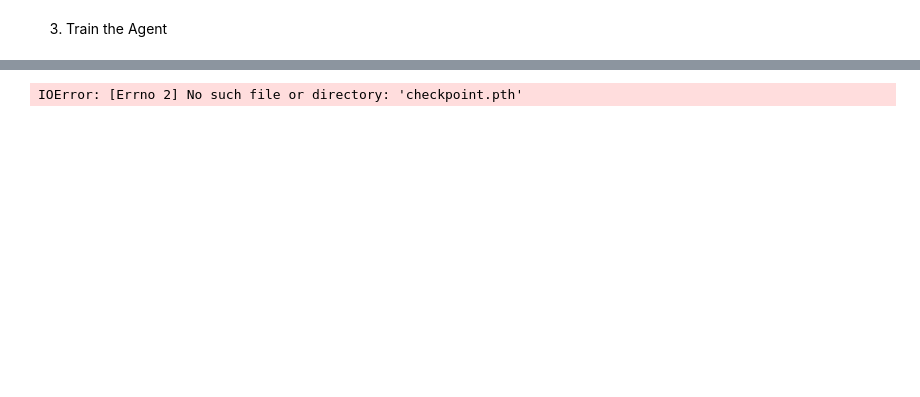
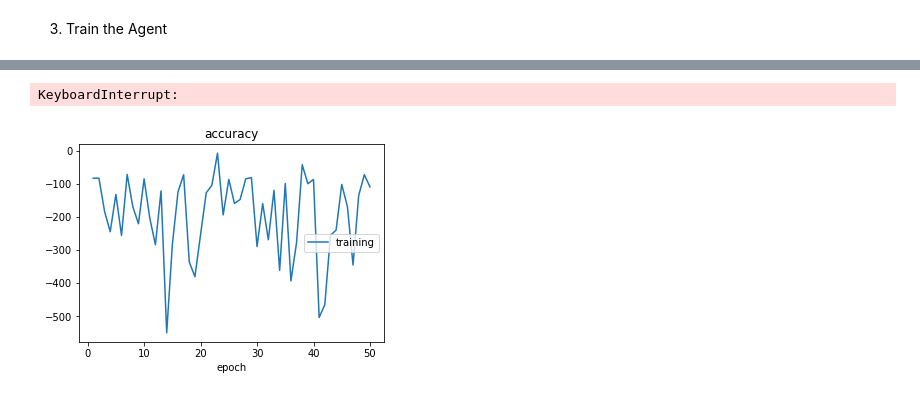
Before and after one commit to jakeszler/182-finalproject, a Jupyter notebook: Deep_Q_Network_Solution.ipynb, the cells around one changed output, grey strips where cells are left out. Drawn from its saved outputs; the diff is of its cells as text; code cells hidden in the pictures; blank space fills up the shorter version.

```diff
--- a/Deep_Q_Network_Solution.ipynb
+++ b/Deep_Q_Network_Solution.ipynb
@@ -276,0 +285,12 @@ KeyboardInterrupt:
+# %%
+def generate_params():
+    for gamma in GAMMAS:
+        for tau in TAUS:
+            for update_every in UPDATE_EVERYS:
+                param = dict()
+                param['gamma'] = gamma
+                param['tau'] = tau
+                param['update_every'] = update_every
+                yield param
+# %%
+scan_params = list(generate_params())
@@ -277,10 +358,15 @@ KeyboardInterrupt:
+# %%
+res = [scan_dqn(p) for p in scan_params]
+# %% [output]
+KeyboardInterrupt:
+[figure, added]
 # %%
 # load the weights from file
-agent.qnetwork_local.load_state_dict(torch.load('checkpoint.pth'))
+agent.qnetwork_local.load_state_dict(torch.load('checkpoint_0.99_0.1_4.pth'))
 
 for i in range(3):
     state = env.reset()
-    for j in range(200):
+    for j in range(1000):
         action = agent.act(state)
         env.render()
         state, reward, done, _ = env.step(action)
@@ -288,5 +374,3 @@ for i in range(3):
             break
 
 env.close()
-# %% [output]
-IOError: [Errno 2] No such file or directory: 'checkpoint.pth'
```
Also changed, not shown: parts of 17 cells of this notebook, 1 other file.
